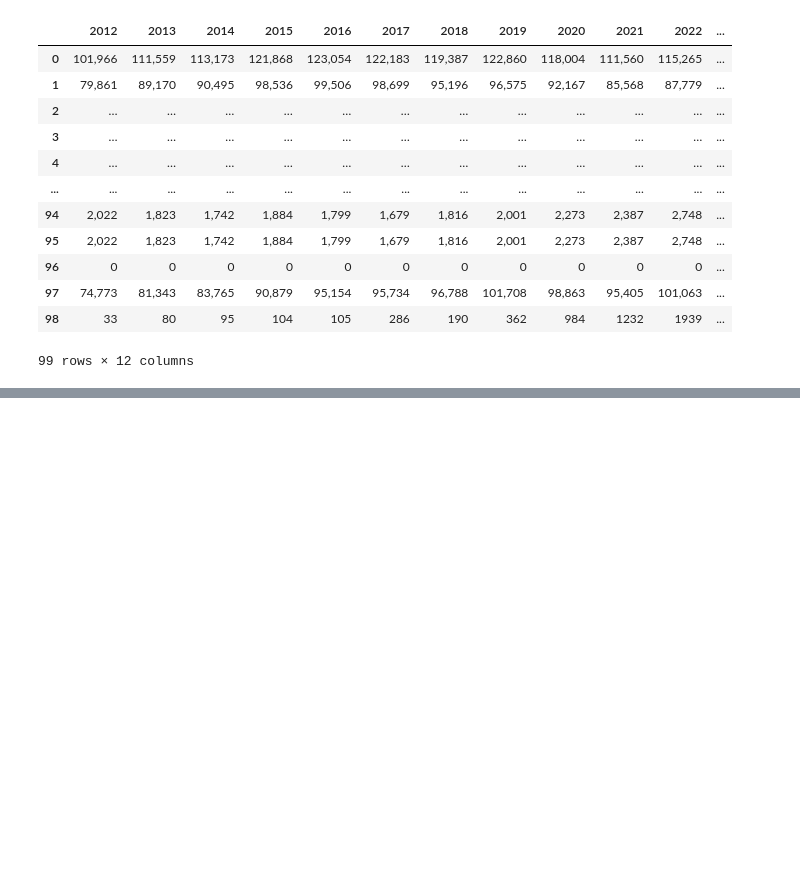
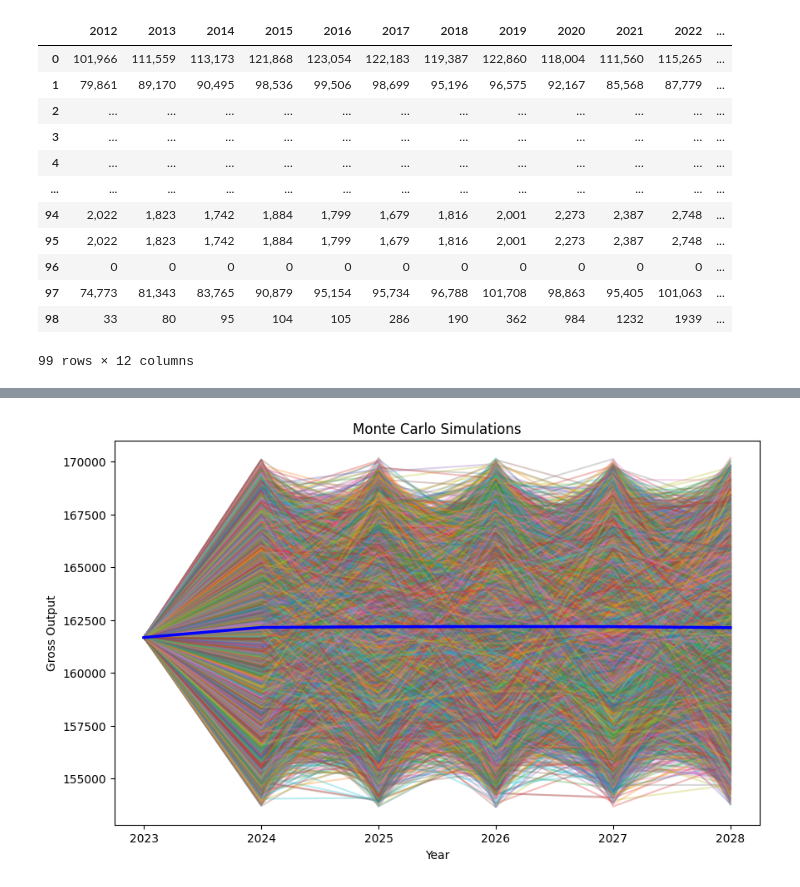
Before and after one commit to amishmish/cdc2025, a Jupyter notebook: Plot_Perry.ipynb, the cells around one changed output, grey strips where cells are left out. Cells and saved outputs as stored; diff of their text form; code cells hidden in the pictures; blank space fills up the shorter version.

```diff
--- a/Plot_Perry.ipynb
+++ b/Plot_Perry.ipynb
@@ -70,17 +104,4 @@ df_finished_rvbi.drop(columns=[df_finished_rvbi.columns[0]])
 private["Proportion_Increase"] = private["Real Gross Output by Industry (millions)"].pct_change()
 
 private
-import numpy as np
-
-a, b, N = 0, np.pi, 1000
-
-
-def f(x):
-    return np.sin(x)
-
-
-x_random = np.random.uniform(a, b, N)
-estimate = (b - a) * np.mean(f(x_random))
-
-print(f"Monte Carlo Estimate: {estimate:.4f}")
 # %% [output]
@@ -87,0 +221,18 @@ Monte Carlo Estimate: 1.9429
+# %%
+import matplotlib.pyplot as plt
+
+plt.figure(figsize=(10,6))
+for sim, group in branches_df.groupby("Simulation"):
+    plt.plot(group["Year"], group["Gross_Output"], alpha=0.3)
+
+mean_by_year = branches_df.groupby("Year")["Gross_Output"].mean()
+plt.plot(mean_by_year.index, mean_by_year.values,
+         color="blue", lw=2.5, label="Mean across simulations")
+
+plt.xlabel("Year")
+plt.ylabel("Gross Output")
+plt.title("Monte Carlo Simulations")
+
+plt.show()
+# %% [output]
+[figure, added]
```
Also changed, not shown: parts of 4 cells of this notebook, 1 other file.
